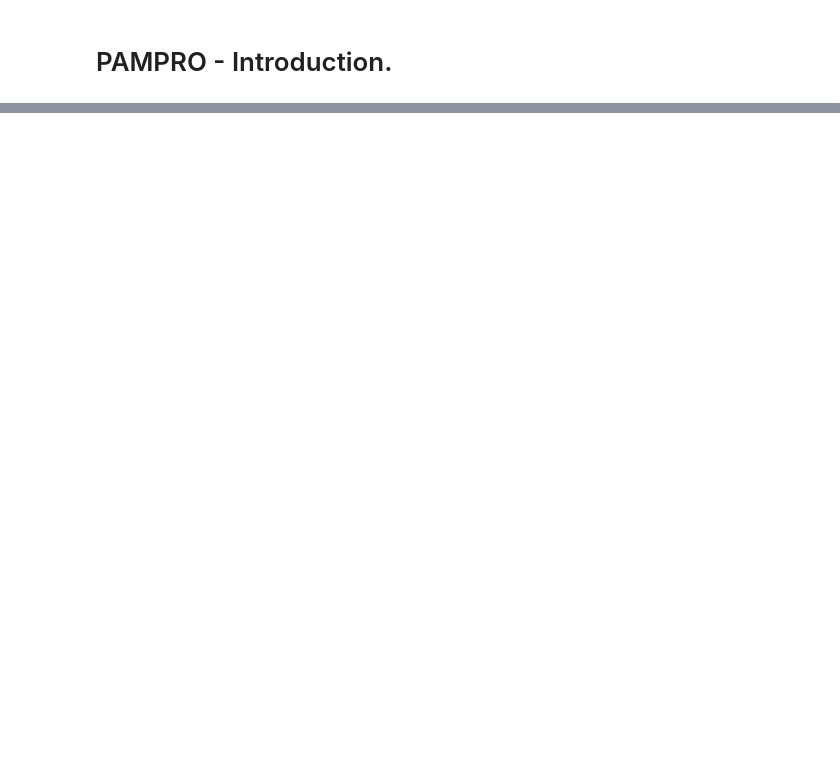
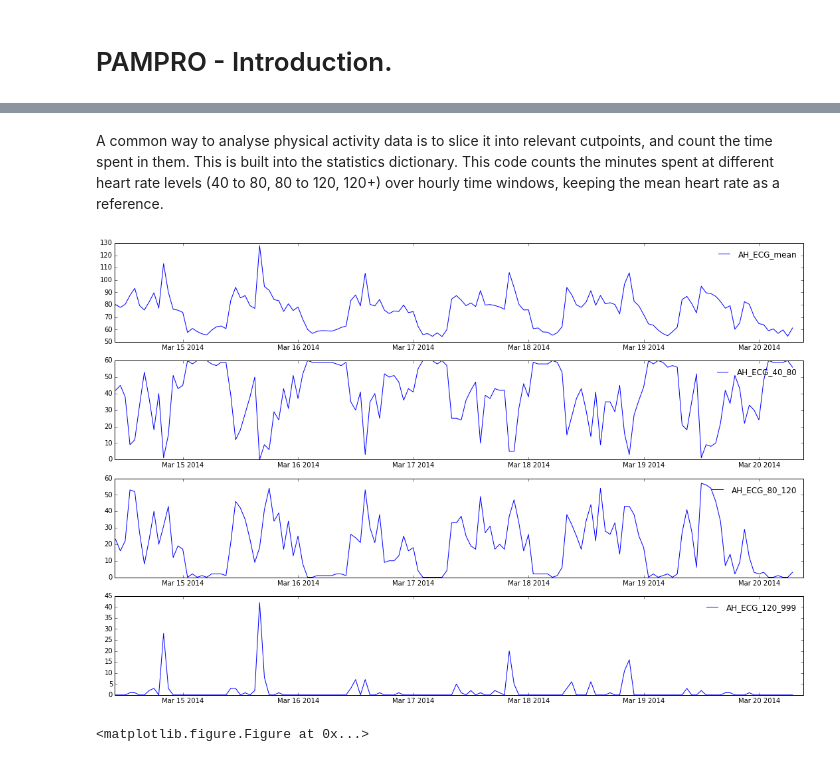
Before and after one commit to Thomite/pampro, a Jupyter notebook: examples/pampro_introduction.ipynb, the cells around one changed output, grey strips where cells are left out. Drawn from its saved outputs; the diff is of its cells as text; code cells hidden in the pictures; blank space fills up the shorter version.

```diff
--- a/examples/pampro_introduction.ipynb
+++ b/examples/pampro_introduction.ipynb
@@ -54,0 +61,12 @@ ts_output.draw_separate(channels=["VM_mean", "VM_std", "Pitch_std"], time_period
+# %% [markdown]
+A common way to analyse physical activity data is to slice it into relevant cutpoints, and count the time spent in them. This is built into the statistics dictionary. This code counts the minutes spent at different heart rate levels (40 to 80, 80 to 120, 120+) over hourly time windows, keeping the mean heart rate as a reference.
+# %%
+stats = {"AH_ECG":["mean",[40,80],[80,120],[120,999]]}
+
+ts_output3 = Time_Series.Time_Series("Output")
+simplified = ts.piecewise_statistics(timedelta(minutes=60), stats)
+ts_output3.add_channels(simplified)
+ts_output3.draw_separate(time_period=heart.timeframe)
+# %% [output]
+[figure, added]
+<matplotlib.figure.Figure at 0x...>
```
Also changed, not shown: parts of 21 cells of this notebook.
